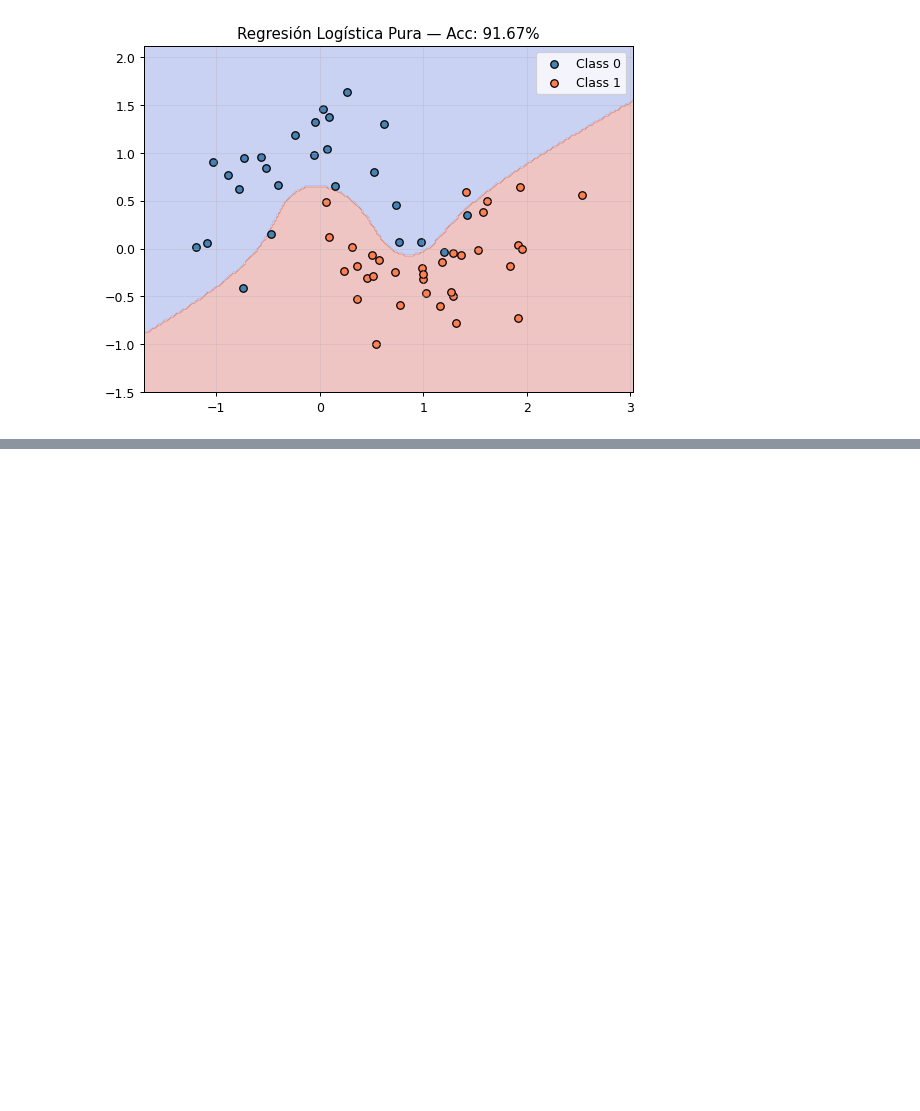
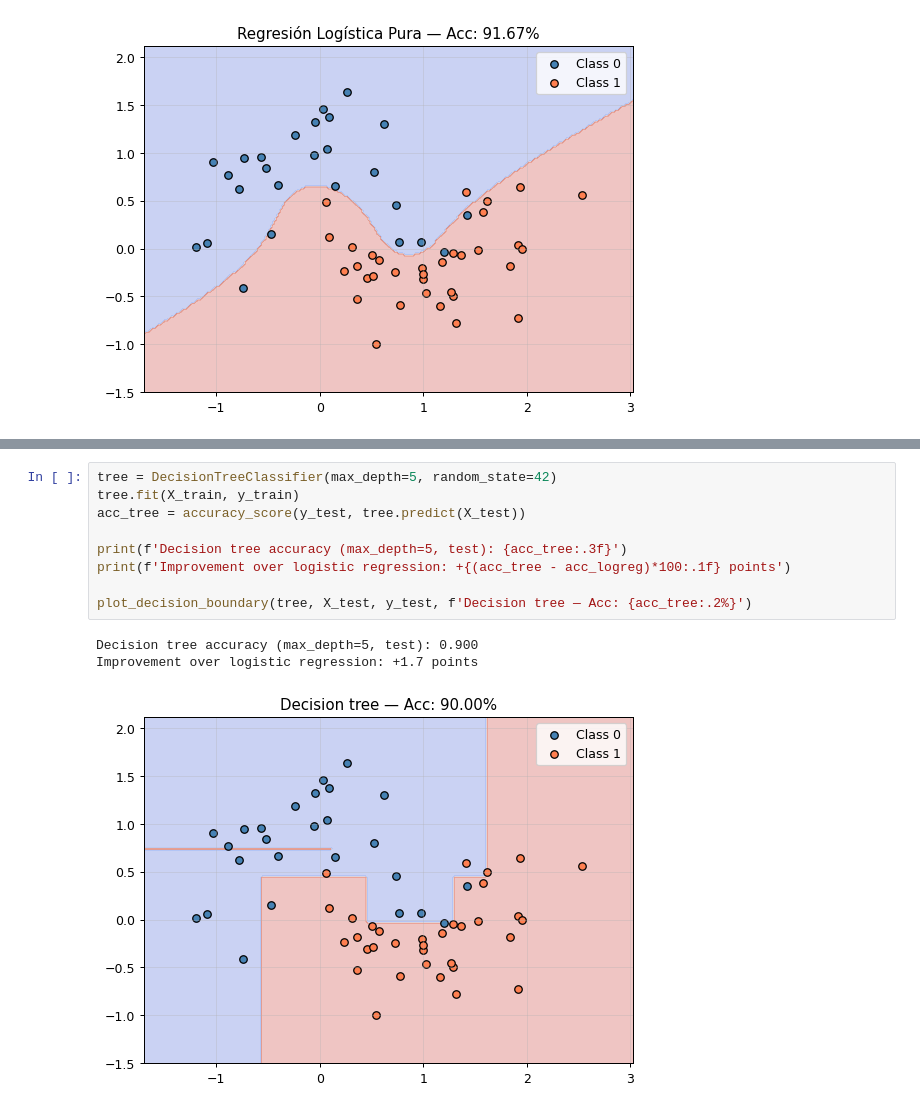
Before and after one commit to jokker5502/Machine-Learning-6-SIN-A-Mar-Jul-2026, a Jupyter notebook: trees.ipynb, the cells around one changed output, grey strips where cells are left out. Saved outputs shown, nothing was run; the diff lists cells and outputs as text; blank space fills up the shorter version.

Commit message:
wip: tree

```diff
--- a/trees.ipynb
+++ b/trees.ipynb
@@ -70,0 +87,13 @@ Accuracy EXCLUSIVO con Regresión Logística (test): 91.67%
+# %%
+tree = DecisionTreeClassifier(max_depth=5, random_state=42)
+tree.fit(X_train, y_train)
+acc_tree = accuracy_score(y_test, tree.predict(X_test))
+
+print(f'Decision tree accuracy (max_depth=5, test): {acc_tree:.3f}')
+print(f'Improvement over logistic regression: +{(acc_tree - acc_logreg)*100:.1f} points')
+
+plot_decision_boundary(tree, X_test, y_test, f'Decision tree — Acc: {acc_tree:.2%}')
+# %% [output]
+Decision tree accuracy (max_depth=5, test): 0.900
+Improvement over logistic regression: +1.7 points
+[figure, added]
```
Also changed, not shown: parts of 2 cells of this notebook.
